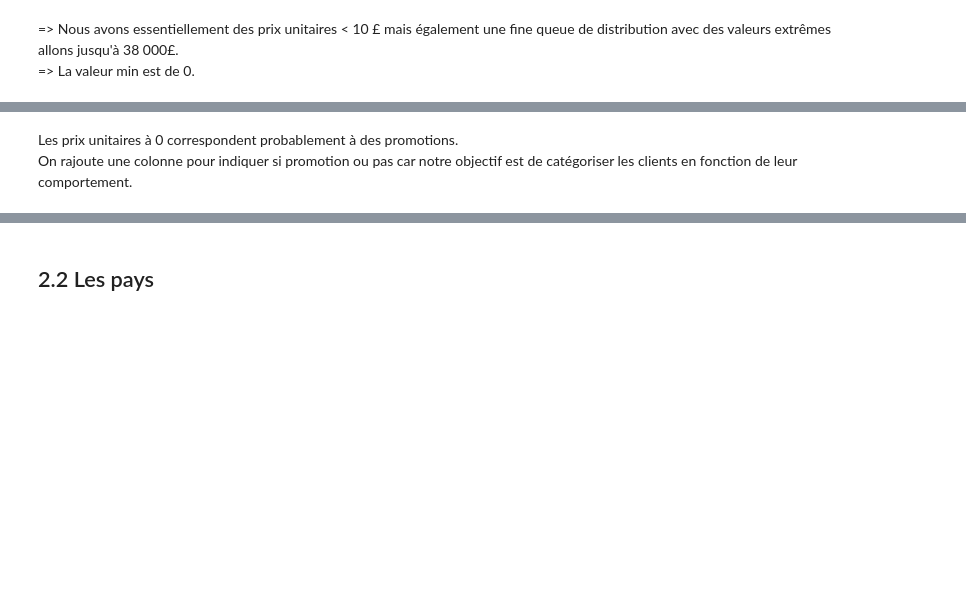
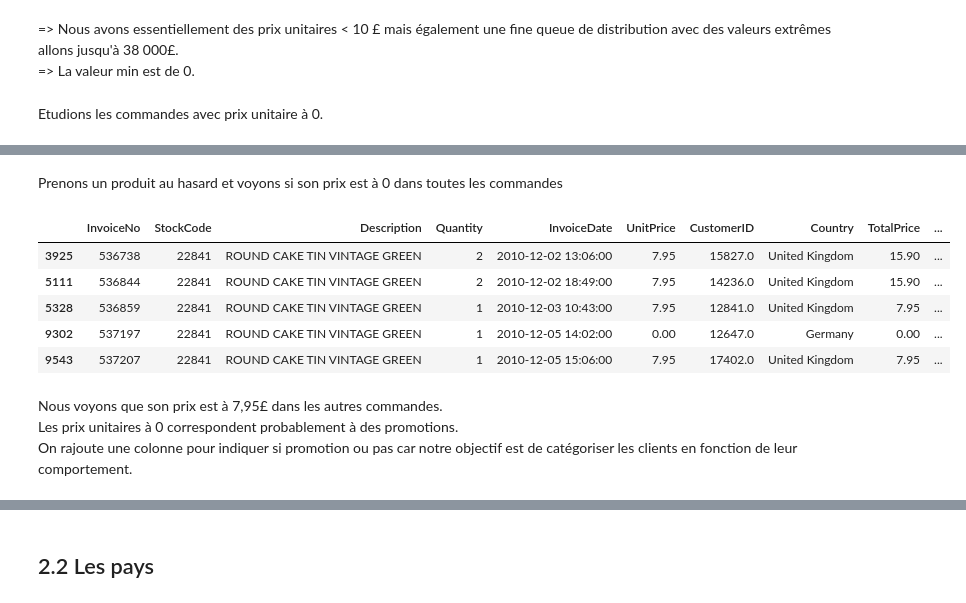
Before and after one commit to makboulhoussen/projet5, a Jupyter notebook: CustomersDataExploration.ipynb, the cells around one changed output, grey strips where cells are left out. Saved outputs shown, nothing was run; the diff lists cells and outputs as text; code cells hidden in the pictures; blank space fills up the shorter version.

```diff
--- a/CustomersDataExploration.ipynb
+++ b/CustomersDataExploration.ipynb
@@ -348,6 +348,8 @@ histogram(df['UnitPrice'], 50, x_label="UnitPrice", y_label = "Count", title = "
 # %% [markdown]
 => Nous avons essentiellement des prix unitaires < 10 £ mais également une fine queue de distribution avec des valeurs extrêmes allons jusqu'à 38 000£.<br/>
 => La valeur min est de 0.
+# %% [markdown]
+Etudions les commandes avec prix unitaire à 0.
 # %%
 df[df['UnitPrice'] == 0].head()
 # %% [output]
@@ -357,7 +359,19 @@ df[df['UnitPrice'] == 0].head()
 | 40089 | 539722 | 22423 | REGENCY CAKESTAND 3 TIER | 10 | 2010-12-21 13:45:00 | 0.0 | 14911.0 | EIRE | 0.0 | ... |
 | 47068 | 540372 | 22090 | PAPER BUNTING RETROSPOT | 24 | 2011-01-06 16:41:00 | 0.0 | 13081.0 | United Kingdom | 0.0 | ... |
 | 47070 | 540372 | 22553 | PLASTERS IN TIN SKULLS | 24 | 2011-01-06 16:41:00 | 0.0 | 13081.0 | United Kingdom | 0.0 | ... |
+# %% [markdown]
+Prenons un produit au hasard et voyons si son prix est à 0 dans toutes les commandes
+# %%
+df[df['StockCode'] == 22841].head()
+# %% [output]
+|  | InvoiceNo | StockCode | Description | Quantity | InvoiceDate | UnitPrice | CustomerID | Country | TotalPrice | ... |
+| 3925 | 536738 | 22841 | ROUND CAKE TIN VINTAGE GREEN | 2 | 2010-12-02 13:06:00 | 7.95 | 15827.0 | United Kingdom | 15.90 | ... |
+| 5111 | 536844 | 22841 | ROUND CAKE TIN VINTAGE GREEN | 2 | 2010-12-02 18:49:00 | 7.95 | 14236.0 | United Kingdom | 15.90 | ... |
+| 5328 | 536859 | 22841 | ROUND CAKE TIN VINTAGE GREEN | 1 | 2010-12-03 10:43:00 | 7.95 | 12841.0 | United Kingdom | 7.95 | ... |
+| 9302 | 537197 | 22841 | ROUND CAKE TIN VINTAGE GREEN | 1 | 2010-12-05 14:02:00 | 0.00 | 12647.0 | Germany | 0.00 | ... |
+| 9543 | 537207 | 22841 | ROUND CAKE TIN VINTAGE GREEN | 1 | 2010-12-05 15:06:00 | 7.95 | 17402.0 | United Kingdom | 7.95 | ... |
 # %% [markdown]
+Nous voyons que son prix est à 7,95£ dans les autres commandes. <br/>
 Les prix unitaires à 0 correspondent probablement à des promotions.<br/>
 On rajoute une colonne pour indiquer si promotion ou pas car notre objectif est de catégoriser les clients en fonction de leur comportement.
 # %%
```
Also changed, not shown: parts of 3 cells of this notebook.
